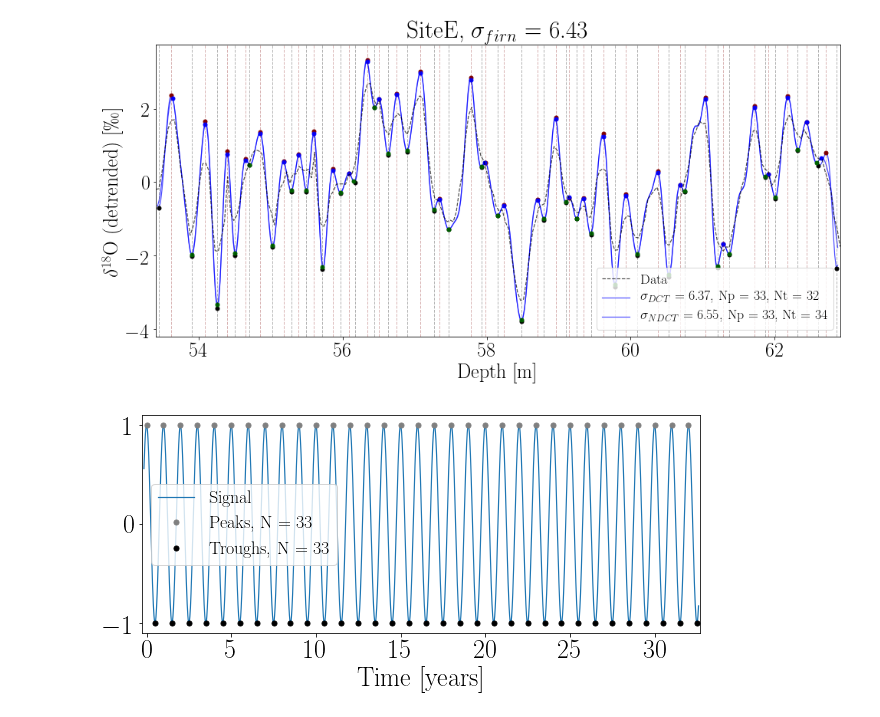
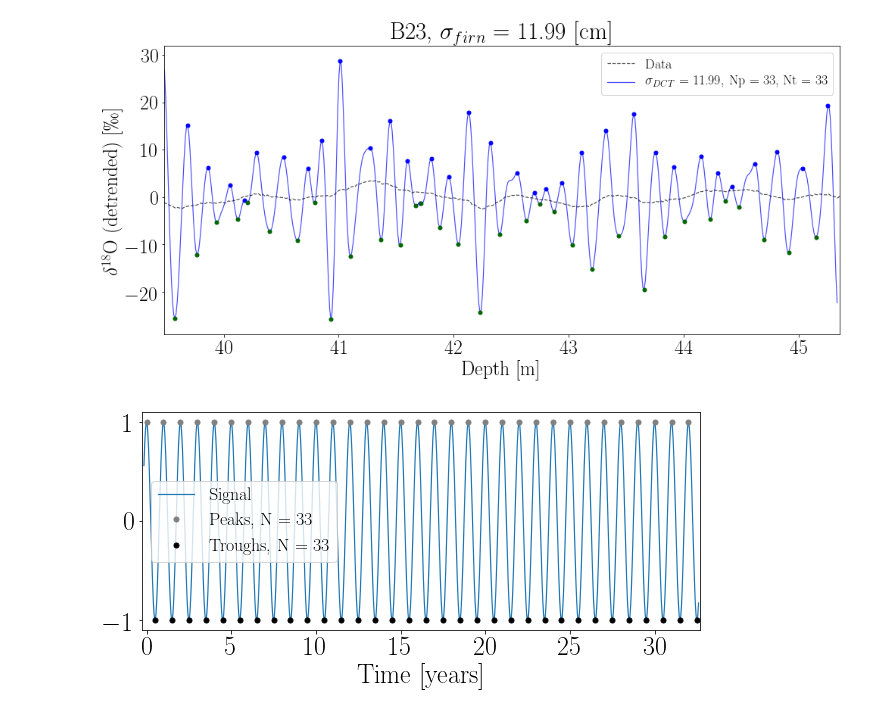
Before and after one commit to TheaQG/AWI_Bcores_Analysis, a Jupyter notebook: SignalFigures.ipynb, the cells around one changed output. Cells and saved outputs as stored; diff of their text form; code cells hidden in the pictures.

```diff
--- a/SignalFigures.ipynb
+++ b/SignalFigures.ipynb
@@ -46,11 +46,11 @@ from sigmaSolver import sigma_Solver
 from transforms import transforms
 from Decon import SpectralDecon
 # %%
-sites = ['SiteA', 'SiteB', 'SiteD', 'SiteE', 'SiteG', 'Crete']
+sites = ['B19','B22','B23','SiteA', 'SiteB', 'SiteD', 'SiteE', 'SiteG', 'Crete']
 N_InInts = [33, 33, 33, 33, 33, 33]
 Nt_InInts = [33, 33, 33, 33, 33, 33]
 
-j = 3
+j = 2
 
 site = sites[j]
 N_InInt = N_InInts[j]
@@ -70,7 +70,7 @@ accum0 = CoreSpecs['Accum0']
 accumIE = CoreSpecs['Accum1']
 Temp0 = CoreSpecs['T0']
 
-DataAll = GetCoreData(site, 'Alphabet')
+DataAll = GetCoreData(site, 'Alphabet') #'AWI_Bcores'
 
 data_d18O = DataAll[0]; data_d18O_LT = DataAll[1]
 data_ECM = DataAll[2]; data_ECM_LT = DataAll[3]
@@ -138,5 +254,5 @@ Firn diffusion length estimate (DCT):   6.24 [cm]
 #diffLens32_tot = np.asarray(arr_DiffLens)[idx32Cut]
 #diffLens32_firn = np.sqrt(diffLens32_tot**2 - sigma_sample**2)
 # %%
-troughs = sp.signal.find_peaks(-dataOpt32)[0]
+#troughs = sp.signal.find_peaks(-dataOpt32)[0]
 troughs_test = sp.signal.find_peaks(-dataOpt_test)[0]
@@ -143,29 +282,29 @@ troughs_test = sp.signal.find_peaks(-dataOpt_test)[0]
 # %%
 mpl.rcParams['font.size'] = 26
 
 fig, ax = plt.subplots(figsize=(16,7))
 
 plt.plot(np.asarray(depth_LT), np.asarray(d18O_LT)-np.mean(np.asarray(d18O_LT)), lw=1.2, label='Data', ls='--', color='k', alpha=0.7)
 plt.plot(depthOpt_test, dataOpt_test, label='$\sigma_{DCT}$ = ' + f'{diffLen_test*100:.2f}, Np = {len(peaks_test)}, Nt = {len(troughs_test)}',zorder=-1, color='b', alpha=.7, lw=1.2)
-plt.plot(depthOpt32, dataOpt32, label='$\sigma_{NDCT}$ = ' + f'{diffLen32*100:.2f}, Np = {len(peaks32)}, Nt = {len(troughs)}',zorder=-1, color='b', alpha=.7, lw=1.2)
+#plt.plot(depthOpt32, dataOpt32, label='$\sigma_{NDCT}$ = ' + f'{diffLen32*100:.2f}, Np = {len(peaks32)}, Nt = {len(troughs)}',zorder=-1, color='b', alpha=.7, lw=1.2)
 
 plt.legend(fontsize=18)
-ax.set(xlabel='Depth [m]', ylabel='$\delta^{18}$O (detrended) [\permil]', title=site+', $\sigma_{firn}$ = ' + f'{sigma32_firn*100:.2f}',xlim=(min(depth_LT),max(depth_LT)))
-plt.scatter(depthOpt32[peaks32],dataOpt32[peaks32], color='maroon',zorder=1, s=25)
-plt.scatter(depthOpt32[troughs],dataOpt32[troughs], color='k',zorder=1, s=25)
+ax.set(xlabel='Depth [m]', ylabel='$\delta^{18}$O (detrended) [\permil]', title=site+', $\sigma_{firn}$ = ' + f'{diffLen_test*100:.2f} [cm]',xlim=(min(depth_LT),max(depth_LT)))
+#plt.scatter(depthOpt32[peaks32],dataOpt32[peaks32], color='maroon',zorder=1, s=25)
+#plt.scatter(depthOpt32[troughs],dataOpt32[troughs], color='k',zorder=1, s=25)
 plt.scatter(depthOpt_test[peaks_test],dataOpt_test[peaks_test], color='b',zorder=1, s=25)
 plt.scatter(depthOpt_test[troughs_test],dataOpt_test[troughs_test], color='darkgreen',zorder=1, s=25)
 for i in range(len(peaks32)):
     ax.axvline(depthOpt32[peaks32[i]],lw=1,color='maroon',ls='--', alpha=0.3)
 
 for i in range(len(troughs)):
     ax.axvline(depthOpt32[troughs[i]],lw=1,color='k',ls='--', alpha=0.3)
 #for i in range(len(peaks_test)):
 #    ax.axvline(depthOpt_test[peaks_test[i]],lw=1,color='g',ls='--')
 
-#fig.savefig('../WrittenWork/Figures/'+site+'_TheoDiffLens33_issue.png', bbox_inches='tight')
+fig.savefig('../WrittenWork/Figures/'+site+'_TheoDiffLens33Opt_only.png', bbox_inches='tight')
 # %% [output]
-[figure, old version]
+[figure, new version]
 # %%
 T = 12
 y1 = 1783
```
Also changed, not shown: parts of 10 cells of this notebook, 2 other files.
